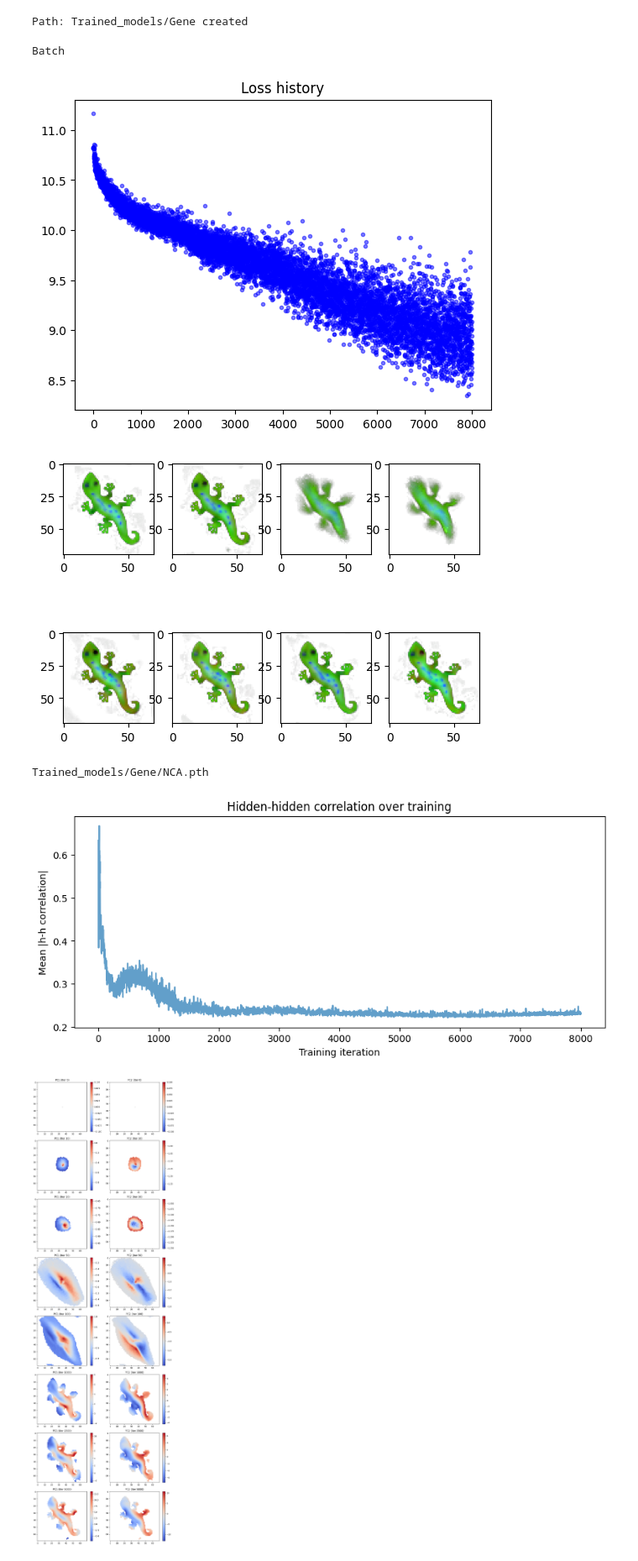
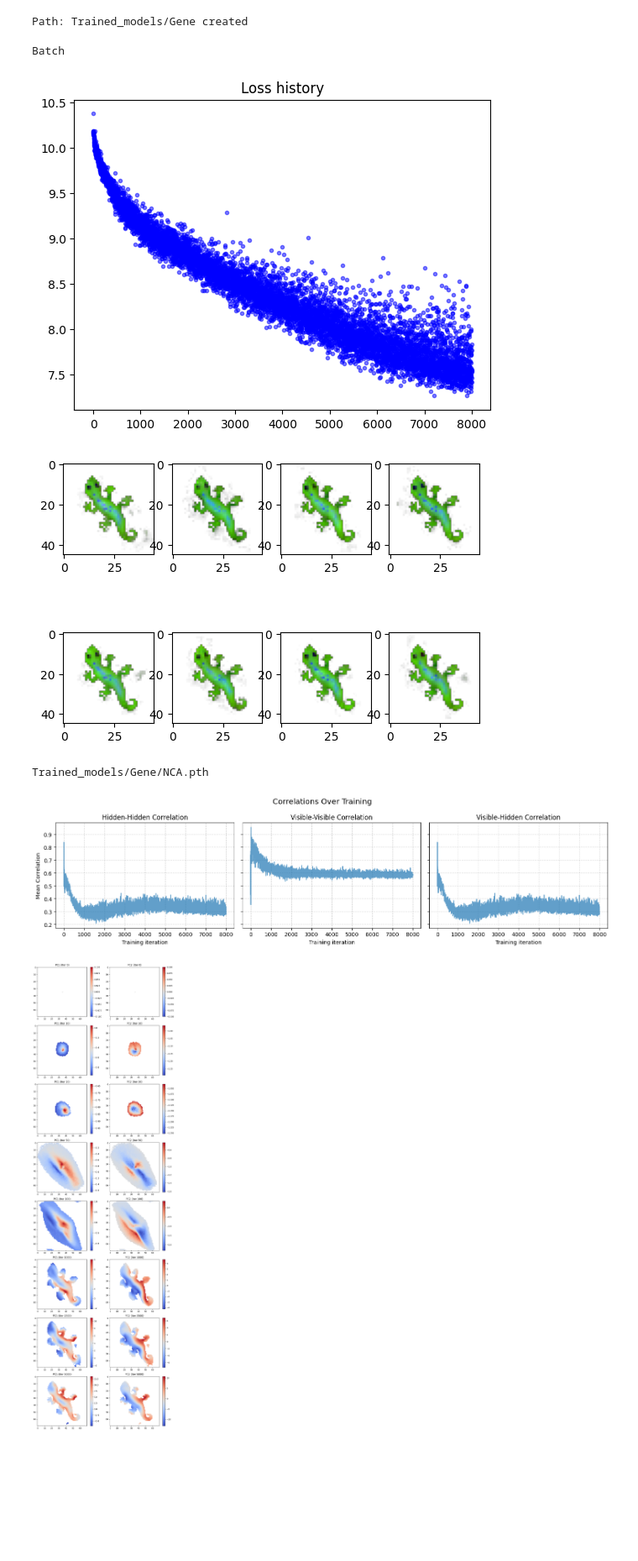
Before and after one commit to lshofsl/Advanced-topics-in-PoD-project-, a Jupyter notebook: EBM_NCA_baseline.ipynb, the cells around one changed output. Shown at 84% size. Drawn from its saved outputs; the diff is of its cells as text; code cells hidden in the pictures; blank space fills up the shorter version.

```diff
--- a/EBM_NCA_baseline.ipynb
+++ b/EBM_NCA_baseline.ipynb
@@ -67,8 +67,8 @@ logger.setLevel(100)
 Using device: cuda
 # %%
 #@title Setup { vertical-output: true}
-HEIGHT = 60 #@param {type:"integer"}
-WIDTH = 60 #@param {type:"integer"}
+HEIGHT = 35 #@param {type:"integer"}
+WIDTH = 35 #@param {type:"integer"}
 CHANNELS = 16 # @param {type:"integer"}<--- NCA feature channels
 BATCH_SIZE = 12 #@param {type:"integer"}
 PADDING = 5 #@param {type:"integer"}
@@ -162,6 +162,8 @@ name = folder + "/" +type(nca).__name__
 
 hidden_layers = []
 hidden_corr = []
+visible_corr = []
+v_h_corr = []
 hidden_layers_iters = []
 pca_maps = []
 pca = None
@@ -210,18 +212,32 @@ for i in range(TRAINING_ITERS + 1):
 
         if living_mask.sum() < 10:
             hidden_corr.append(float('nan'))
+            visible_corr.append(float('nan'))
+            v_h_corr.append(float('nan'))
         else:
             h_live = h_flat[living_mask].cpu().numpy()
+            v_live = v_flat[living_mask].cpu().numpy()
             if n_hid > 1:
-                cc_hh = np.abs(np.corrcoef(h_live, rowvar=False))
-                hh_val = np.mean(cc_hh[np.triu_indices(n_hid, k=1)])
+              cc_hh = np.abs(np.corrcoef(h_live, rowvar=False))
+              hh_val = np.mean(cc_hh[np.triu_indices(n_hid, k=1)])
+
+              cc_vv = np.abs(np.corrcoef(v_live, rowvar=False))
+              vv_val = np.mean(cc_vv[np.triu_indices(n_vis, k=1)])
+
+              cc_vh = np.abs(np.corrcoef(h_live, v_live, rowvar=False))
+              vh_val = np.mean(cc_vh[np.triu_indices(n_hid, k=1)])
             else:
-                hh_val = 0.0
-            hidden_corr.append(hh_val)
+              hh_val = 0.0
+              vv_val = 0.0
+              vh_val = 0.0
 
-            if i % LOG_HIDDEN_EVERY == 0:
-                hidden_layers.append(h_live)
-                hidden_layers_iters.append(i)
+        hidden_corr.append(hh_val)
+        visible_corr.append(vv_val)
+        v_h_corr.append(vh_val)
+
+        if i % LOG_HIDDEN_EVERY == 0:
+            hidden_layers.append(h_live)
+            hidden_layers_iters.append(i)
 
         if i % PCA_REFIT_EVERY == 0 and len(hidden_layers) > 0:
             pooled = np.concatenate(hidden_layers, axis=0)
@@ -257,18 +273,31 @@ for i in range(TRAINING_ITERS + 1):
         print("Trained_models/" + name + ".pth")
 # %% [output]
 Batch
-[figure, old version]
+[figure, new version]
-[figure, old version]
+[figure, new version]
 Trained_models/Gene/NCA.pth
 # %%
-plt.figure(figsize=(10, 4))
-plt.plot(hidden_corr, alpha=0.7)
-plt.xlabel("Training iteration")
-plt.ylabel("Mean |h-h correlation|")
-plt.title("Hidden-hidden correlation over training")
+fig, axes = plt.subplots(1, 3, figsize=(15, 4), sharey=True)
+
+axes[0].plot(hidden_corr, alpha=0.7)
+axes[0].set_title("Hidden-Hidden Correlation")
+axes[0].set_ylabel("Mean Correlation")
+
+axes[1].plot(visible_corr, alpha=0.7)
+axes[1].set_title("Visible-Visible Correlation")
+
+axes[2].plot(v_h_corr, alpha=0.7)
+axes[2].set_title("Visible-Hidden Correlation")
+
+for ax in axes:
+    ax.set_xlabel("Training iteration")
+    ax.grid(True, linestyle="--", alpha=0.5)
+
+fig.suptitle("Correlations Over Training", fontsize=14)
+plt.tight_layout()
 plt.show()
 # %% [output]
-[figure, old version]
+[figure, new version]
 # %%
 pca_maps_by_iter = {it: (PC1_map, PC2_map, alive_mask) for (it, PC1_map, PC2_map, alive_mask) in pca_maps}
 
```
Also changed, not shown: parts of 2 cells of this notebook.
